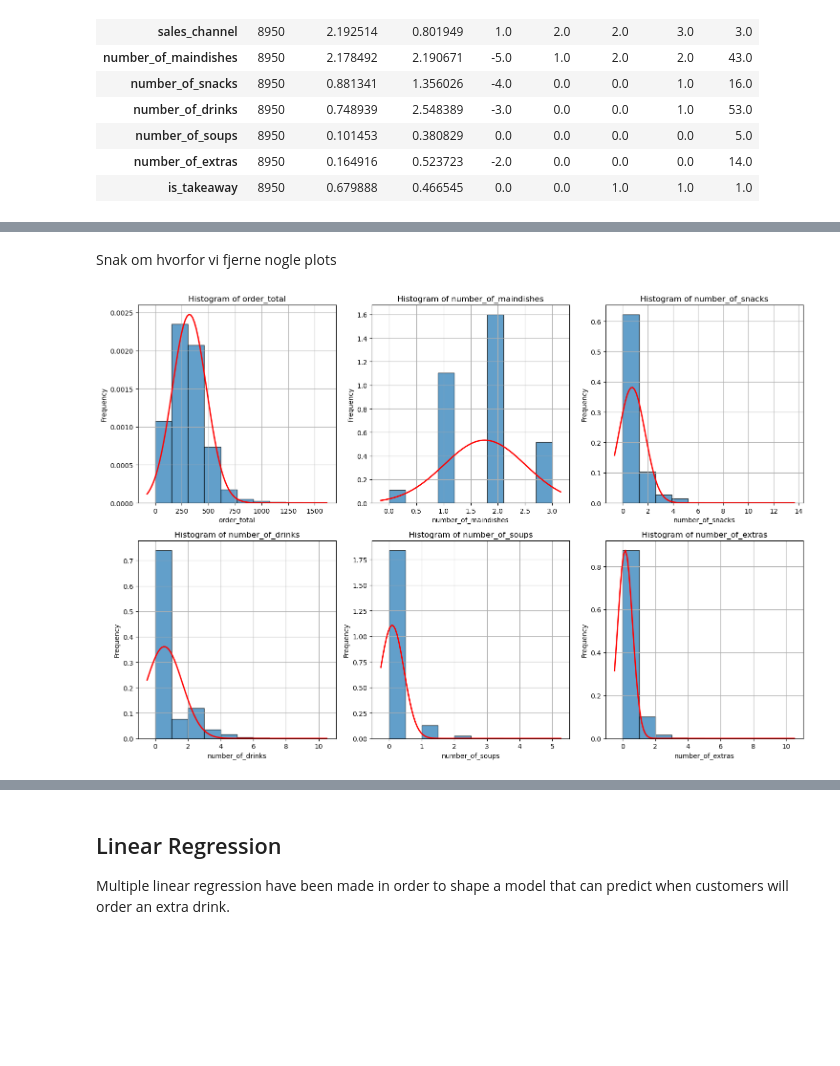
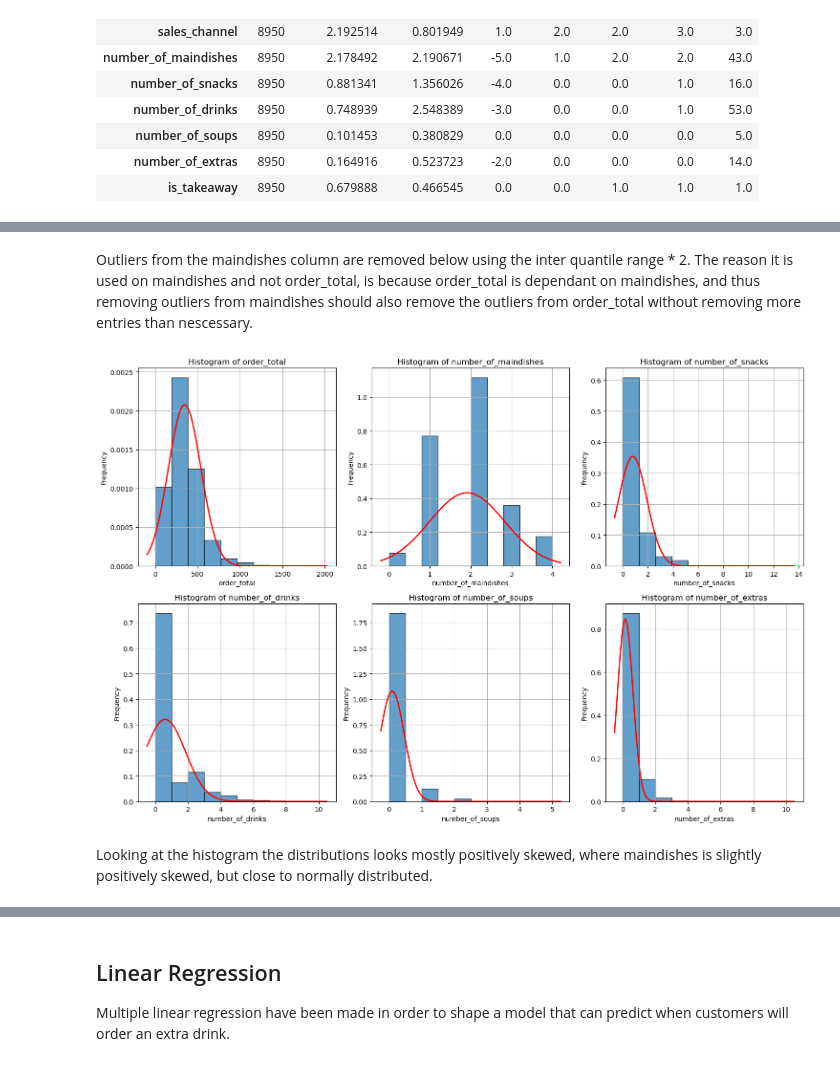
Before and after one commit to AndyTheDragon/dat4bi_examproject, a Jupyter notebook: report.ipynb, the cells around one changed output, grey strips where cells are left out. Saved outputs shown, nothing was run; the diff lists cells and outputs as text; code cells hidden in the pictures; blank space fills up the shorter version.

```diff
--- a/report.ipynb
+++ b/report.ipynb
@@ -79,5 +68,5 @@ pl.show_histograms(df, layout='grid', bell_curve=True, bins=30)
-# %% [markdown]
-Snak om hvorfor vi fjerne nogle plots
+# %% [markdown]
+Outliers from the maindishes column are removed below using the inter quantile range * 2. The reason it is used on maindishes and not order_total, is because order_total is dependant on maindishes, and thus removing outliers from maindishes should also remove the outliers from order_total without removing more entries than nescessary.
 # %%
 # Calculate Q1 (25th percentile) and Q3 (75th percentile)
 Q1 = df['number_of_maindishes'].quantile(0.25)
@@ -86,10 +75,12 @@ Q3 = df['number_of_maindishes'].quantile(0.75)
 # Calculate IQR
 IQR = Q3 - Q1
 
-# Calculate 1.5 * IQR
-outlier_threshold = 1.5 * IQR
+# Calculate 2 * IQR
+outlier_threshold = 2 * IQR
 no_outlier_df = df[df['number_of_maindishes'] <= (Q3 + outlier_threshold)]
 # %%
-pl.show_histograms(no_outlier_df[['order_total', 'number_of_maindishes', 'number_of_snacks', 'number_of_drinks', 'number_of_soups', 'number_of_extras']], layout='grid', bell_curve=True, bins=10)
+fig = pl.show_histograms(no_outlier_df[['order_total', 'number_of_maindishes', 'number_of_snacks', 'number_of_drinks', 'number_of_soups', 'number_of_extras']], layout='grid', bell_curve=True, bins=10)
 # %% [output]
-[figure, old version]
+[figure, new version]
+# %% [markdown]
+Looking at the histogram the distributions looks mostly positively skewed, where maindishes is slightly positively skewed, but close to normally distributed.
```
Also changed, not shown: parts of 18 cells of this notebook, 1 other file.
